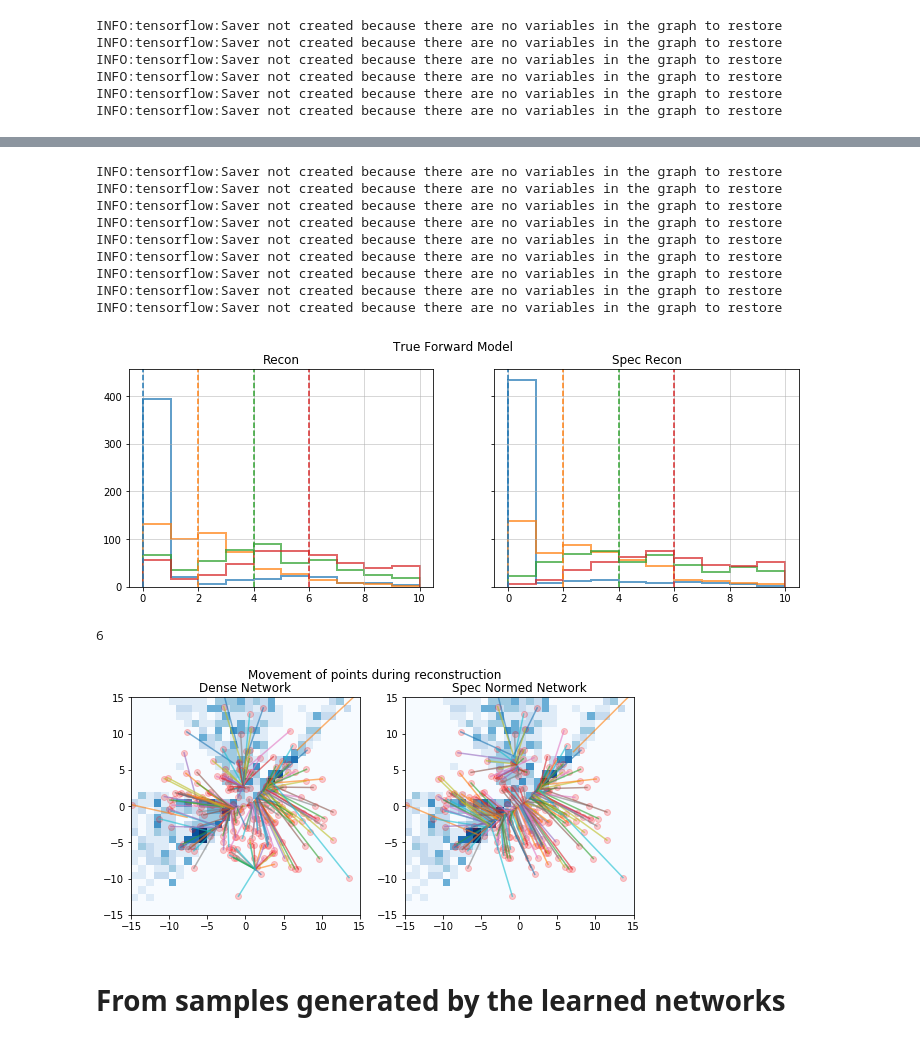
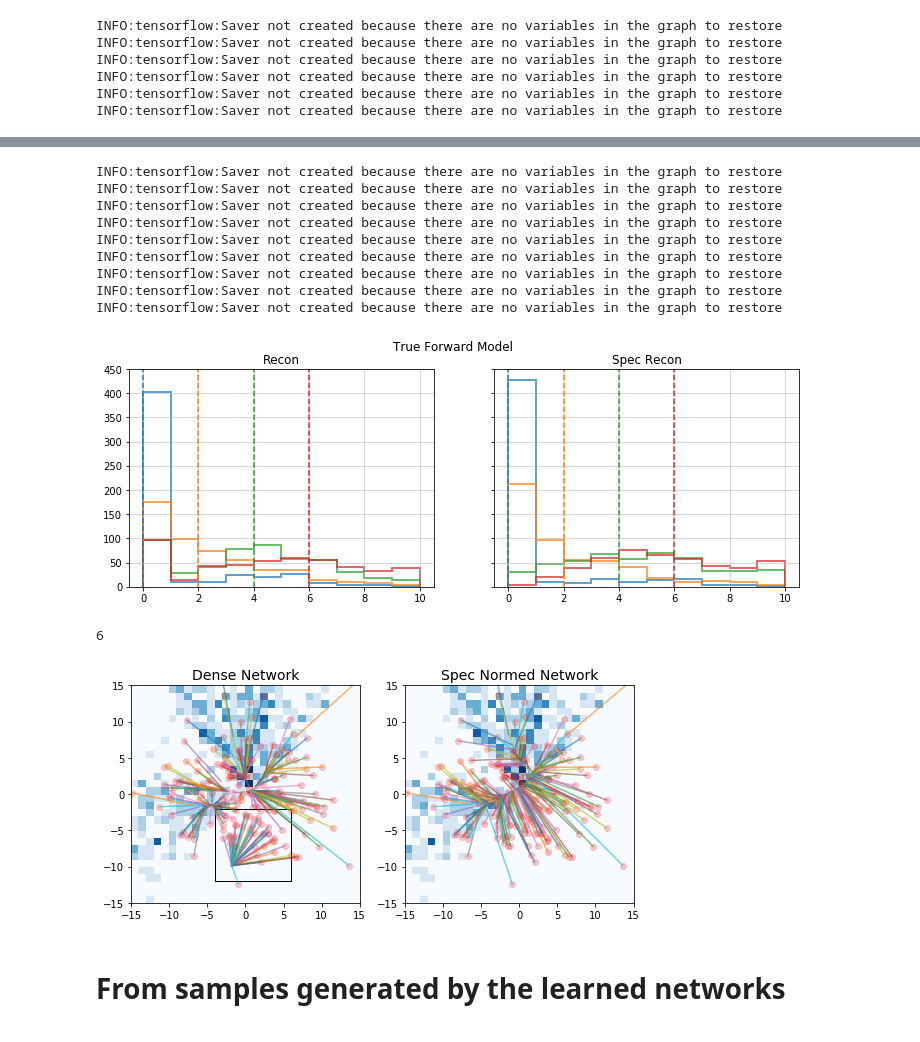
Before and after one commit to EiffL/invertible_mappings, a Jupyter notebook: notebooks/CM/Inverse_stability.ipynb, the cells around one changed output, grey strips where cells are left out. Drawn from its saved outputs; the diff is of its cells as text; code cells hidden in the pictures.

```diff
--- a/notebooks/CM/Inverse_stability.ipynb
+++ b/notebooks/CM/Inverse_stability.ipynb
@@ -56,8 +52,8 @@ import tensorflow_hub as hub
 ## Creating the forward model
 # %%
 ndim = 2
-data_size = 20000
-means = np.array([2., 4.]).astype('float32')
+data_size = 10000
+means = np.array([2, 4]).astype('float32')
 stddevs = np.array([10.,10.]).astype('float32')
 
 seed(12345)
@@ -342,7 +358,7 @@ for i in range(6):
     ii = 2*i
     seed(100)
     yy = ii* ones((512)).astype('float32')
-    xi = 5*randn(512,2)
+    xi = 20*randn(512,2)
     xi = xi.astype('float32')
     recons = dorecon(yy, xi, modname, useprior=True, niter=4000, lr=0.01)
     xfin = np.squeeze(recons[0])
@@ -714,7 +740,7 @@ INFO:tensorflow:Saver not created because there are no variables in the graph to
 INFO:tensorflow:Saver not created because there are no variables in the graph to restore
 INFO:tensorflow:Saver not created because there are no variables in the graph to restore
 INFO:tensorflow:Saver not created because there are no variables in the graph to restore
-[figure, old version]
+[figure, new version]
 # %%
 len(xinit)
 # %% [output]
@@ -722,35 +750,38 @@ len(xinit)
 # %%
 # With prior
 fig, axar = plt.subplots(1, 2, figsize=(9, 4))
 
-i=1
+i=2
 ii = 2*i
 m = (sy == ii)
 rrange = [[-15, 15],[-15, 15]]
 bins = 30
 
 
 ax = axar[0]
 ax.hist2d(sx[:,0][m], sx[:,1][m],
                     bins=bins, range=rrange, normed=True, cmap='Blues') ;
 ax.plot([xinit[i][:200,0],xfins[i][:200,0]],
      [xinit[i][:200,1],xfins[i][:200,1]],alpha=0.6);
 
 ax.scatter(xinit[i][:200,0], xinit[i][:200,1],alpha=0.2, color='r');
-ax.set_title('Dense Network')
+ax.set_title('Dense Network', fontsize=14)
+
+rect = patches.Rectangle((-4,-12),10,10,linewidth=1,edgecolor='k',facecolor='none')
+ax.add_patch(rect)
 
 ax = axar[1]
 ax.hist2d(sx[:,0][m], sx[:,1][m],
                     bins=bins, range=rrange, normed=True, cmap='Blues') ;
 ax.plot([xinitspec[i][:200,0],xfinsspec[i][:200,0]],
      [xinitspec[i][:200,1],xfinsspec[i][:200,1]],alpha=0.6);
 
 ax.scatter(xinitspec[i][:200,0], xinitspec[i][:200,1],alpha=0.2, color='r');
-ax.set_title('Spec Normed Network')
-plt.suptitle('Movement of points during reconstruction')
+ax.set_title('Spec Normed Network', fontsize=14)
+# plt.suptitle('Movement of points during reconstruction', x=0.5, y=1., fontsize=15)
 plt.show()
 # %% [output]
-[figure, old version]
+[figure, new version]
 # %% [markdown]
 # From samples generated by the learned networks
 # %%
```
Also changed, not shown: parts of 21 cells of this notebook, 5 other files.
